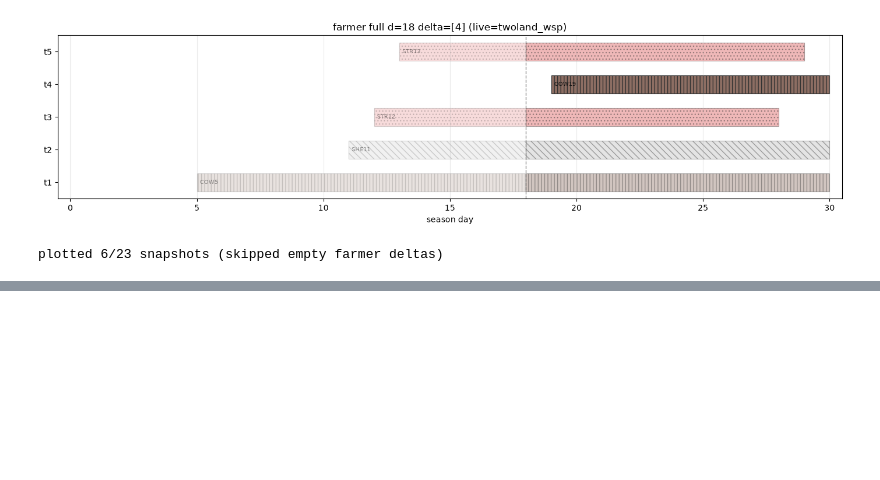
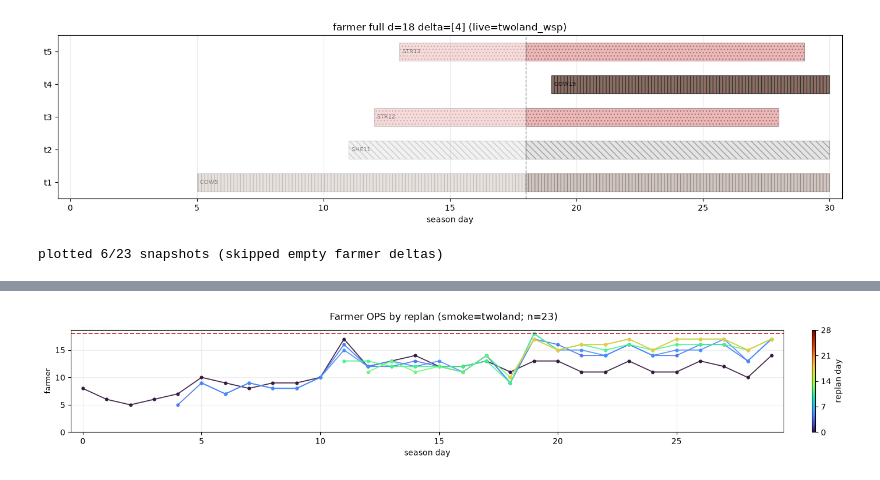
Before and after one commit to vlainic/kaggriculture, a Jupyter notebook: experiments/milos-simplification.ipynb, the cells around one changed output, grey strips where cells are left out. Saved outputs shown, nothing was run; the diff lists cells and outputs as text; code cells hidden in the pictures; blank space fills up the shorter version.

```diff
--- a/experiments/milos-simplification.ipynb
+++ b/experiments/milos-simplification.ipynb
@@ -96,0 +102,11 @@ plotted 6/23 snapshots (skipped empty farmer deltas)
+# %%
+farmer_set = set(FARMER_TILES_FIVE)
+plans_farmer = load_wsp_plans(SMOKE_LOG) if SMOKE_LOG.exists() else []
+plot_zone_ops_replans(
+    plans_farmer,
+    {"farmer": farmer_set},
+    # net_tile_ops=18 auto for farmer; colorbar fixed 0..28
+    title=f"Farmer OPS by replan (smoke=twoland; n={len(plans_farmer)})",
+)
+# %% [output]
+[figure, added]
```
Also changed, not shown: parts of 2 cells of this notebook, 3 other files.
